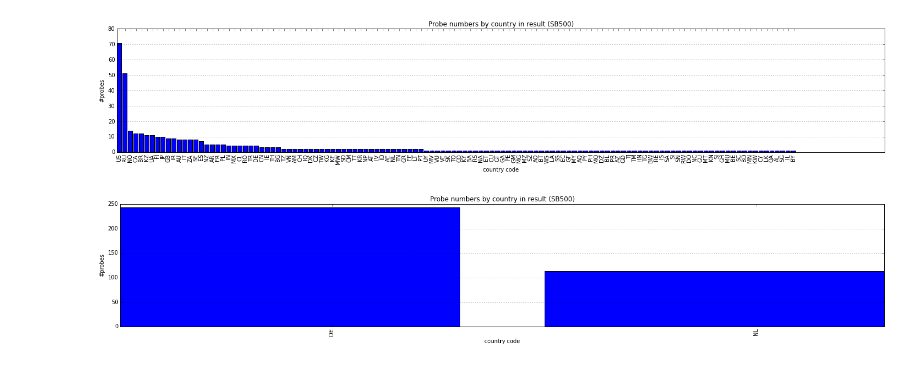
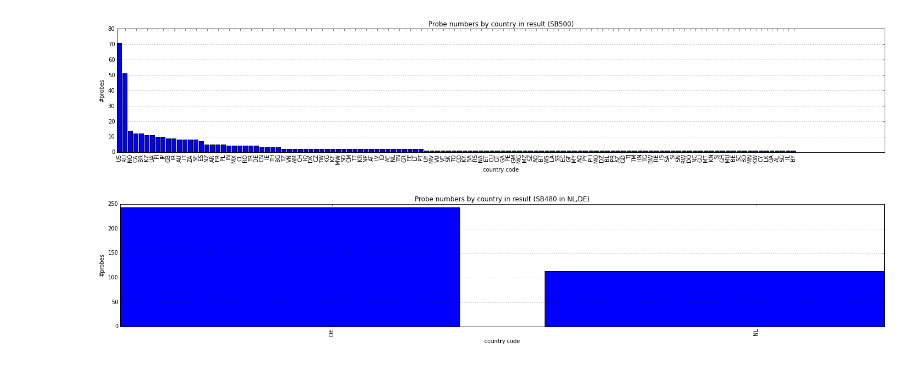
Before and after one commit to cod3monk/RIPE-Atlas-sbucket, a Jupyter notebook: ProbeStats.ipynb, the cells around one changed output. Cells and saved outputs as stored; diff of their text form; code cells hidden in the pictures.

```diff
--- a/ProbeStats.ipynb
+++ b/ProbeStats.ipynb
@@ -94,12 +94,12 @@ stats_country_result = OrderedDict(sorted(stats_country_result.items(), key=lamb
 # %%
 figure(figsize=(25,4))
 bar(np.arange(len(stats_country_result)), stats_country_result.values())
 devnull = xticks(np.arange(0.5,len(stats_country_result)+0.5), stats_country_result.keys(), horizontalalignment='center', rotation=90)
 #yscale('log')
-title('Probe numbers by country in result (SB500)')
+title('Probe numbers by country in result (SB480 in NL,DE)')
 ylabel('#probes')
 xlabel('country code')
 grid(axis='y')
 savefig('SB500-probes-per-country.png')
 # %% [output]
-[figure, old version]
+[figure, new version]
```
Also changed, not shown: 2 other files.
